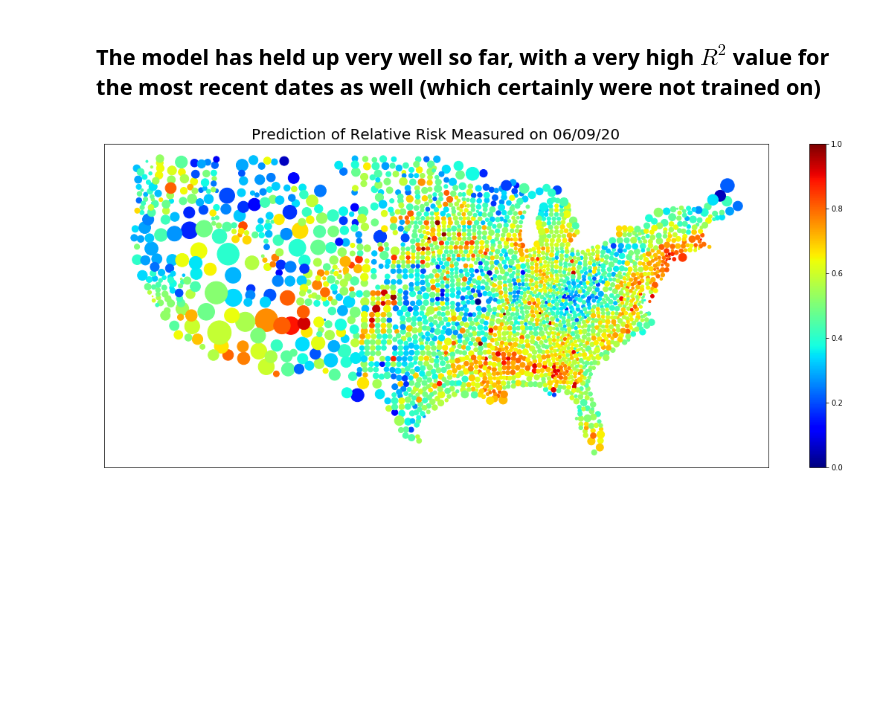
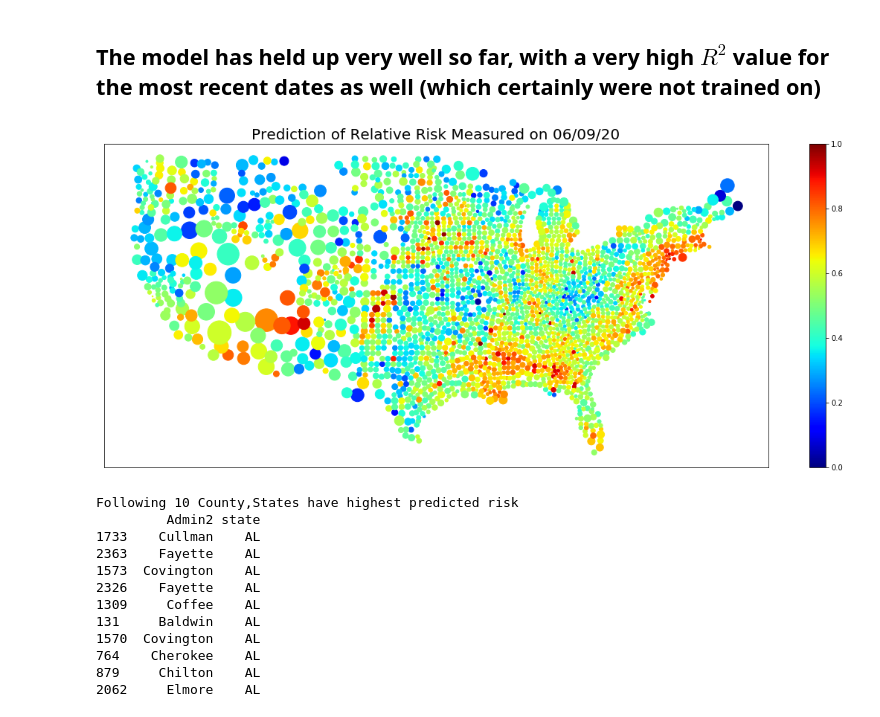
Before and after one commit to petersim1/COVID-19_Project, a Jupyter notebook: Evaluation.ipynb, the cells around one changed output. Cells and saved outputs as stored; diff of their text form; code cells hidden in the pictures; blank space fills up the shorter version.

```diff
--- a/Evaluation.ipynb
+++ b/Evaluation.ipynb
@@ -251,7 +266,7 @@ DF['adjusted_pred'] = np.exp(DF['predictions'])*min_value*DF['population']
 
 DF['positive_shifted'] = DF.groupby('FIPS')['Positive'].shift(-target_lagged_count)
 
-DF = DF.dropna()
+DF = DF.dropna().reset_index(drop=True)
 # %%
 num_days_evaluate = 20
 dates_evaluate = sorted(DF['Date'].unique())[-num_days_evaluate:]
@@ -317,28 +332,44 @@ There are massive outliers in the data (counties such as NYC), when converting p
 # %%
 col_plot = 'predictions'
 date_predict = '06/09/20'
 #date_predict = '05/23/20'
 
 xlim = [-130,-60]
 ylim = [23,50]
 
 to_plot = DF[(DF['Date'] == date_predict) & (DF['Long_']>xlim[0]) & (DF['Long_'] < xlim[1]) &
                   (DF['Lat']>ylim[0]) & (DF['Lat'] < ylim[1])]
 
 
 plt.figure(figsize=(20,8))
 plt.scatter(to_plot['Long_'],
             to_plot['Lat'],
             c=(to_plot[col_plot] - min(to_plot[col_plot]))/(max(to_plot[col_plot]) - min(to_plot[col_plot])),
             s=to_plot['Area (sqmi)']/20,
             cmap=plt.get_cmap('jet'))
 plt.colorbar()
 plt.xticks([])
 plt.yticks([])
 plt.title('Prediction of Relative Risk Measured on {}'.format(date_predict),fontsize=20)
 plt.show()
+
+print('Following 10 County,States have highest predicted risk')
+sorted_rel = np.argsort(DF[DF['Date']==date_predict]['predictions'])[::-1]
+print(DF.loc[sorted_rel.values[:10],['Admin2','state']])
 # %% [output]
-[figure, old version]
+[figure, new version]
+Following 10 County,States have highest predicted risk
+         Admin2 state
+1733    Cullman    AL
+2363    Fayette    AL
+1573  Covington    AL
+2326    Fayette    AL
+1309     Coffee    AL
+131     Baldwin    AL
+1570  Covington    AL
+764    Cherokee    AL
+879     Chilton    AL
+2062     Elmore    AL
 # %%
 date_mapping = dict(zip(sorted(list(DF['Date'].unique())),range(len(set(DF['Date'])))))
 
```
Also changed, not shown: parts of 12 cells of this notebook, 44 other files.
